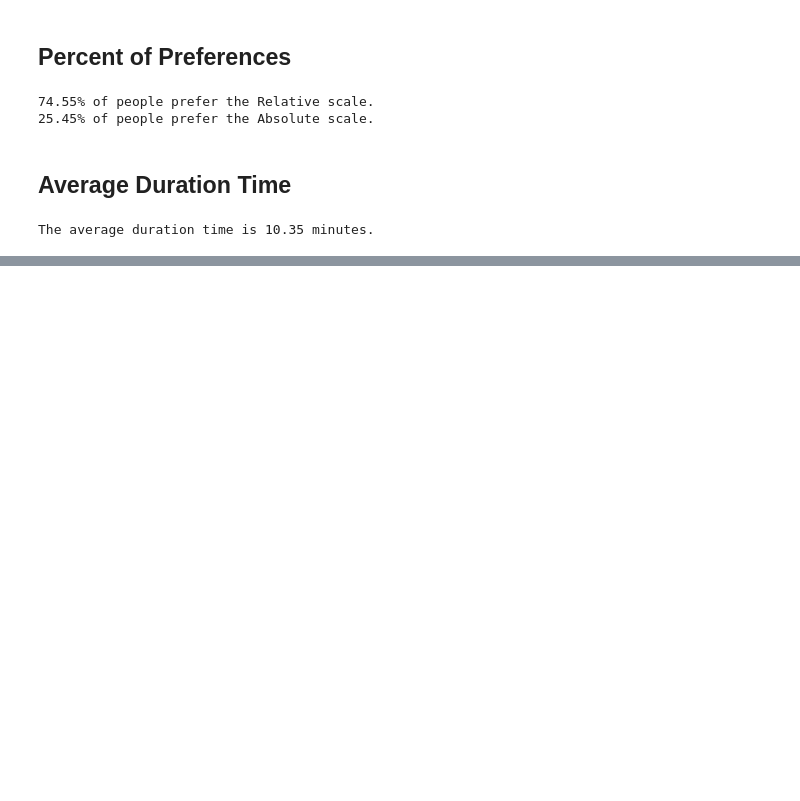
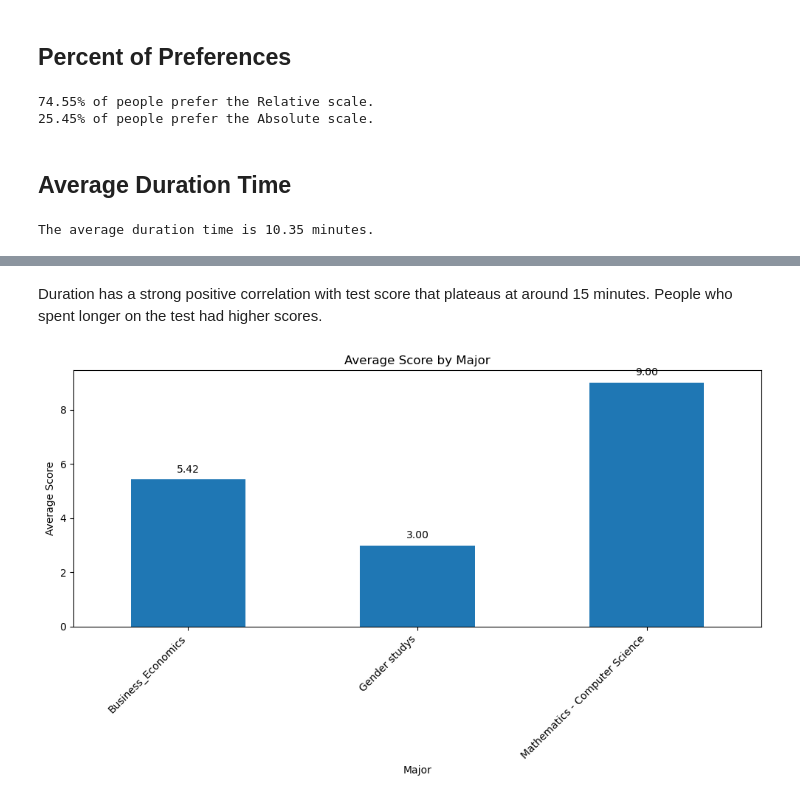
Before and after one commit to rsm-jee005/MGTA458Pilot, a Jupyter notebook: PilotAnalysis.ipynb, the cells around one changed output, grey strips where cells are left out. Drawn from its saved outputs; the diff is of its cells as text; code cells hidden in the pictures; blank space fills up the shorter version.

Commit message:
test_commit_viz

```diff
--- a/PilotAnalysis.ipynb
+++ b/PilotAnalysis.ipynb
@@ -499,0 +473,31 @@ The average duration time is 10.35 minutes.
+# %% [markdown]
+Duration has a strong positive correlation with test score that plateaus at around 15 minutes. People who spent longer on the test had higher scores.
+# %%
+import pandas as pd
+import matplotlib.pyplot as plt
+
+# Assuming df_filtered is your DataFrame
+# Calculate the average score by major
+avg_score_by_major = df_filtered.groupby('Major')['Score'].mean()
+
+# Plotting the histogram
+plt.figure(figsize=(10, 6))
+bars = avg_score_by_major.plot(kind='bar')
+plt.title('Average Score by Major')
+plt.xlabel('Major')
+plt.ylabel('Average Score')
+plt.xticks(rotation=45, ha='right')  # Rotate the x-axis labels for better readability
+
+# Annotating each bar with its value
+for p in bars.patches:
+    bars.annotate(format(p.get_height(), '.2f'),
+                   (p.get_x() + p.get_width() / 2., p.get_height()),
+                   ha = 'center',
+                   va = 'center',
+                   xytext = (0, 10),
+                   textcoords = 'offset points')
+
+plt.tight_layout()  # Adjust layout to make room for the rotated x-axis labels
+plt.show()
+# %% [output]
+[figure, added]
```
Also changed, not shown: parts of 13 cells of this notebook.
